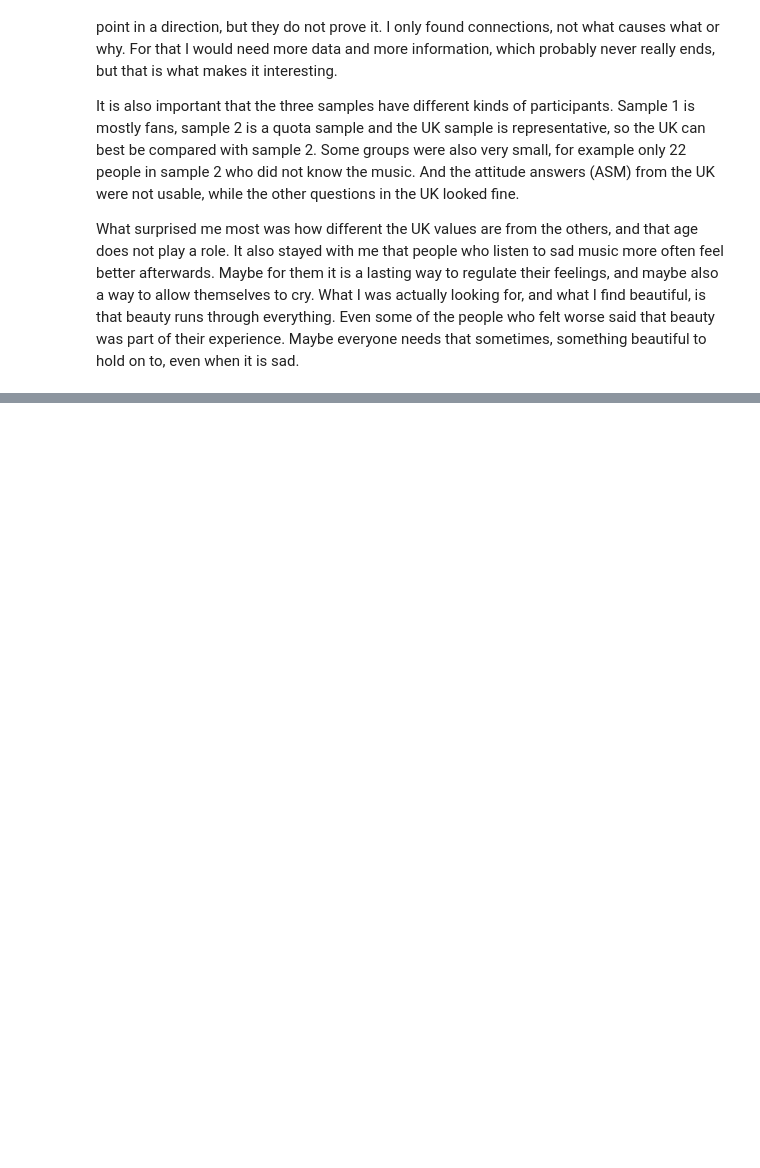
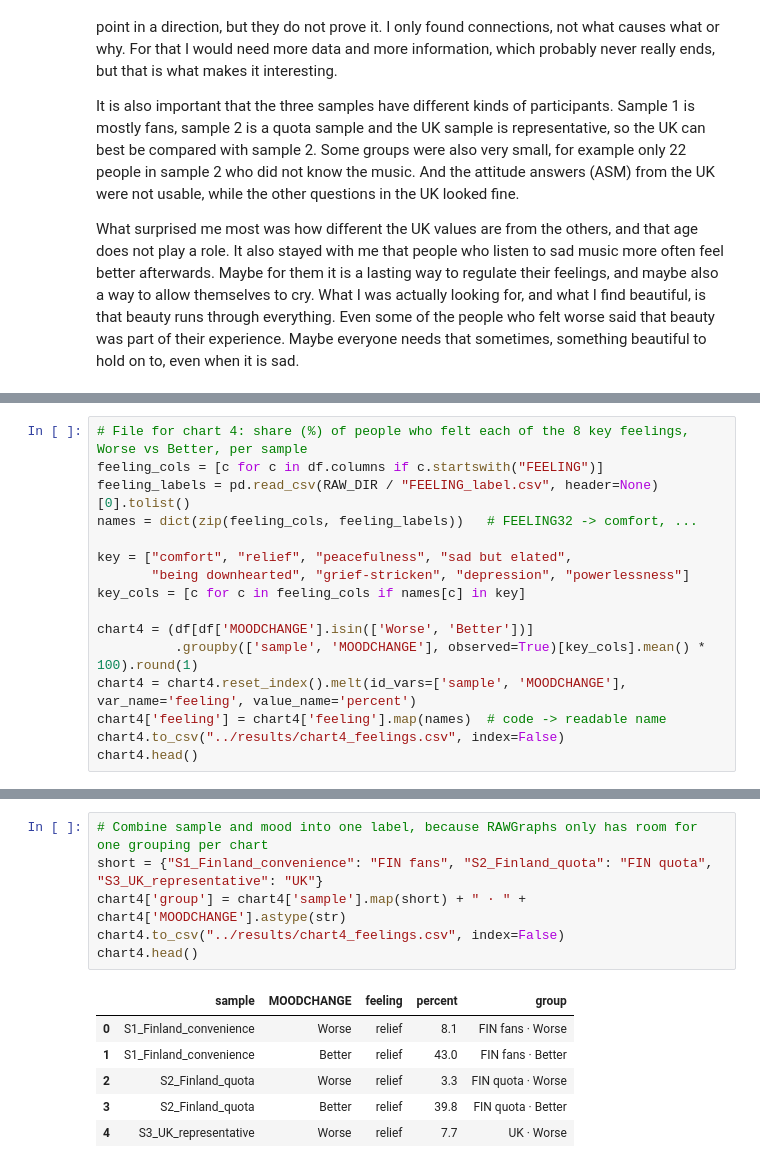
Before and after one commit to chaymaeloukili/melancholy-vs-rumination, a Jupyter notebook: notebooks/03_analysis.ipynb, the cells around one changed output, grey strips where cells are left out. Drawn from its saved outputs; the diff is of its cells as text; blank space fills up the shorter version.

```diff
--- a/notebooks/03_analysis.ipynb
+++ b/notebooks/03_analysis.ipynb
@@ -1287,0 +1317,16 @@ What surprised me most was how different the UK values are from the others, and
+# %%
+# File for chart 4: share (%) of people who felt each of the 8 key feelings, Worse vs Better, per sample
+feeling_cols = [c for c in df.columns if c.startswith("FEELING")]
+feeling_labels = pd.read_csv(RAW_DIR / "FEELING_label.csv", header=None)[0].tolist()
+names = dict(zip(feeling_cols, feeling_labels))   # FEELING32 -> comfort, ...
+
+key = ["comfort", "relief", "peacefulness", "sad but elated",
+       "being downhearted", "grief-stricken", "depression", "powerlessness"]
+key_cols = [c for c in feeling_cols if names[c] in key]
+
+chart4 = (df[df['MOODCHANGE'].isin(['Worse', 'Better'])]
+          .groupby(['sample', 'MOODCHANGE'], observed=True)[key_cols].mean() * 100).round(1)
+chart4 = chart4.reset_index().melt(id_vars=['sample', 'MOODCHANGE'], var_name='feeling', value_name='percent')
+chart4['feeling'] = chart4['feeling'].map(names)  # code -> readable name
+chart4.to_csv("../results/chart4_feelings.csv", index=False)
+chart4.head()
@@ -1287,0 +1340,13 @@ What surprised me most was how different the UK values are from the others, and
+# %%
+# Combine sample and mood into one label, because RAWGraphs only has room for one grouping per chart
+short = {"S1_Finland_convenience": "FIN fans", "S2_Finland_quota": "FIN quota", "S3_UK_representative": "UK"}
+chart4['group'] = chart4['sample'].map(short) + " · " + chart4['MOODCHANGE'].astype(str)
+chart4.to_csv("../results/chart4_feelings.csv", index=False)
+chart4.head()
+# %% [output]
+|  | sample | MOODCHANGE | feeling | percent | group |
+| 0 | S1_Finland_convenience | Worse | relief | 8.1 | FIN fans · Worse |
+| 1 | S1_Finland_convenience | Better | relief | 43.0 | FIN fans · Better |
+| 2 | S2_Finland_quota | Worse | relief | 3.3 | FIN quota · Worse |
+| 3 | S2_Finland_quota | Better | relief | 39.8 | FIN quota · Better |
+| 4 | S3_UK_representative | Worse | relief | 7.7 | UK · Worse |
```
Also changed, not shown: parts of 6 cells of this notebook, 15 other files.
